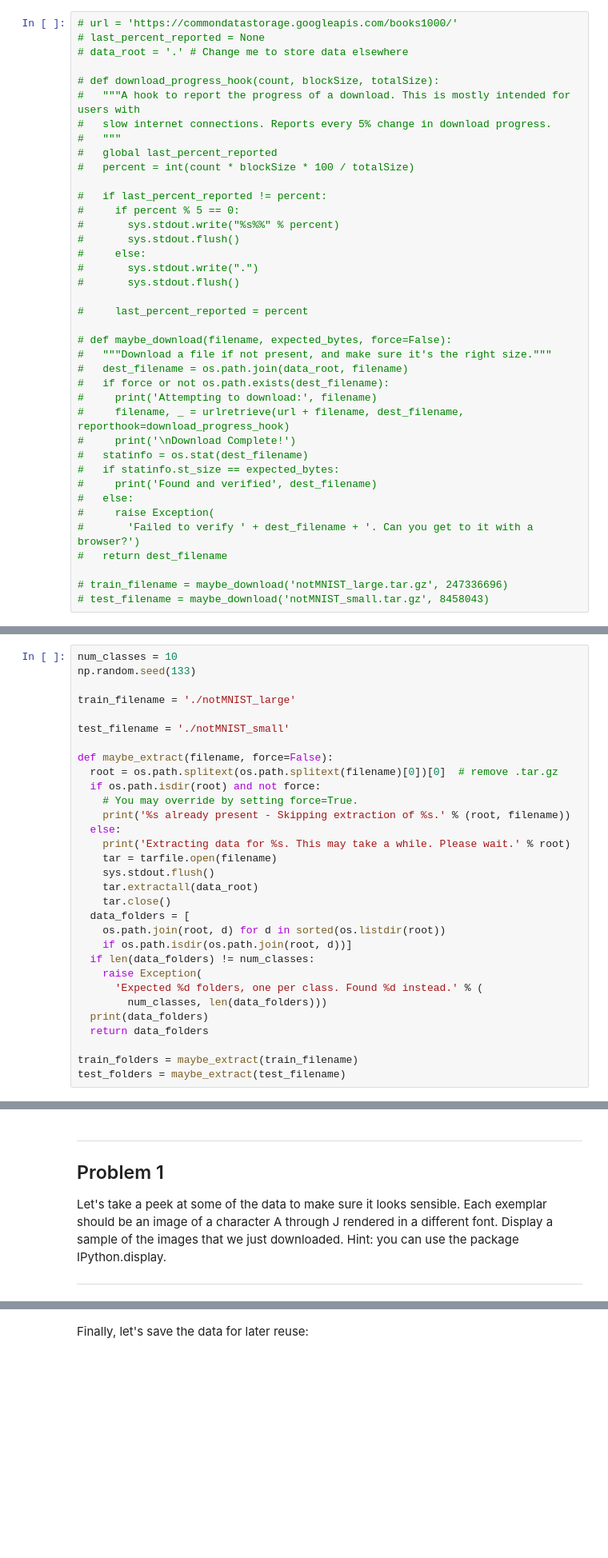
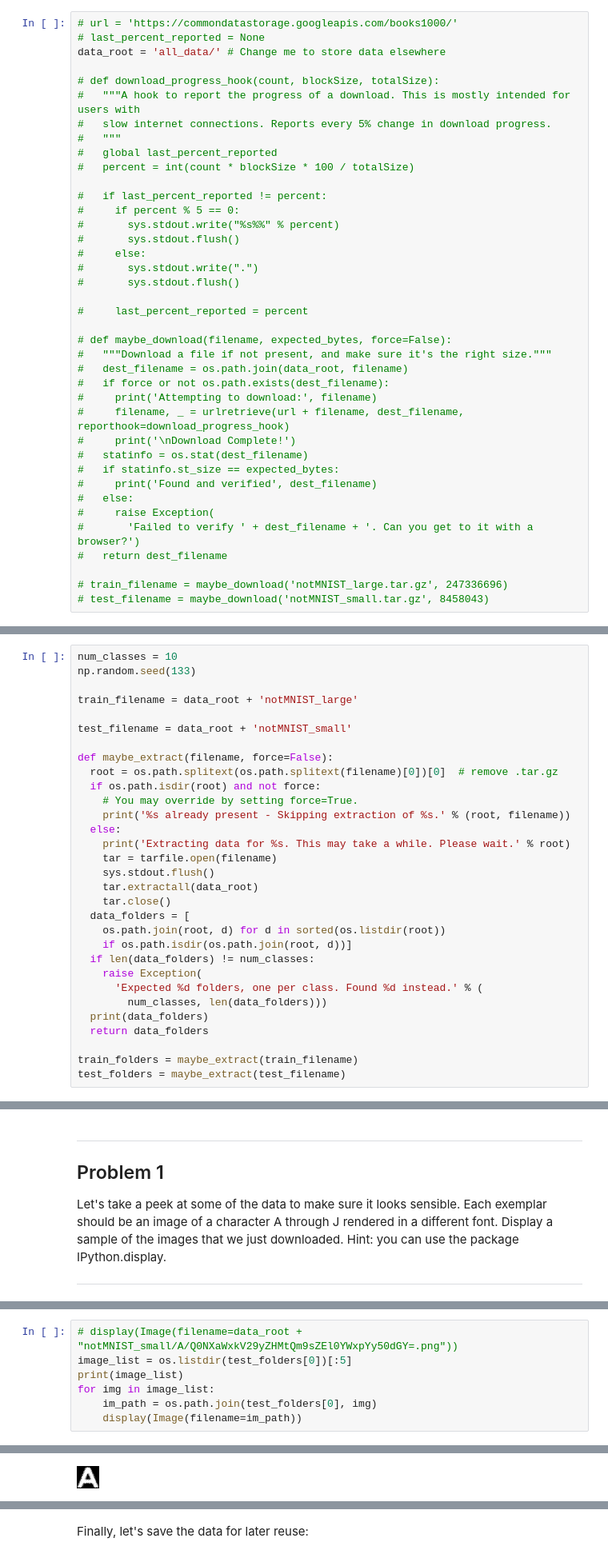
Before and after one commit to tigranv/Going_Deeper, a Jupyter notebook: 1. From ML to Deep Learning/1_notmnist.ipynb, the cells around one changed output, grey strips where cells are left out. Shown at 80% size. Cells and saved outputs as stored; diff of their text form; blank space fills up the shorter version.

Commit message:
data converted

```diff
--- a/1. From ML to Deep Learning/1_notmnist.ipynb
+++ b/1. From ML to Deep Learning/1_notmnist.ipynb
@@ -30,7 +30,7 @@ First, we'll download the dataset to our local machine. The data consists of cha
 # %%
 # url = 'https://commondatastorage.googleapis.com/books1000/'
 # last_percent_reported = None
-# data_root = '.' # Change me to store data elsewhere
+data_root = 'all_data/' # Change me to store data elsewhere
 
 # def download_progress_hook(count, blockSize, totalSize):
 #   """A hook to report the progress of a download. This is mostly intended for users with
@@ -73,9 +73,9 @@ This should give you a set of directories, labeled A through J.
 num_classes = 10
 np.random.seed(133)
 
-train_filename = './notMNIST_large'
+train_filename = data_root + 'notMNIST_large'
 
-test_filename = './notMNIST_small'
+test_filename = data_root + 'notMNIST_small'
 
 def maybe_extract(filename, force=False):
   root = os.path.splitext(os.path.splitext(filename)[0])[0]  # remove .tar.gz
@@ -115,0 +118,8 @@ Let's take a peek at some of the data to make sure it looks sensible. Each exemp
+# %%
+# display(Image(filename=data_root + "notMNIST_small/A/Q0NXaWxkV29yZHMtQm9sZEl0YWxpYy50dGY=.png"))
+image_list = os.listdir(test_folders[0])[:5]
+print(image_list)
+for img in image_list:
+    im_path = os.path.join(test_folders[0], img)
+    display(Image(filename=im_path))
+# %% [output]
@@ -115,0 +127 @@ Let's take a peek at some of the data to make sure it looks sensible. Each exemp
+[figure, added]
```
Also changed, not shown: parts of 6 cells of this notebook.
